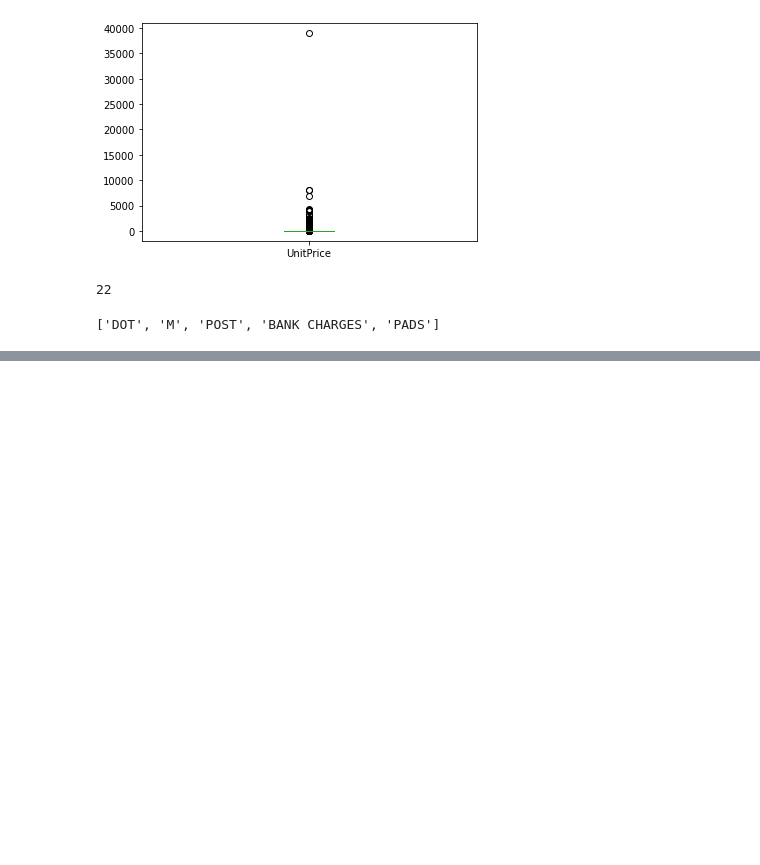
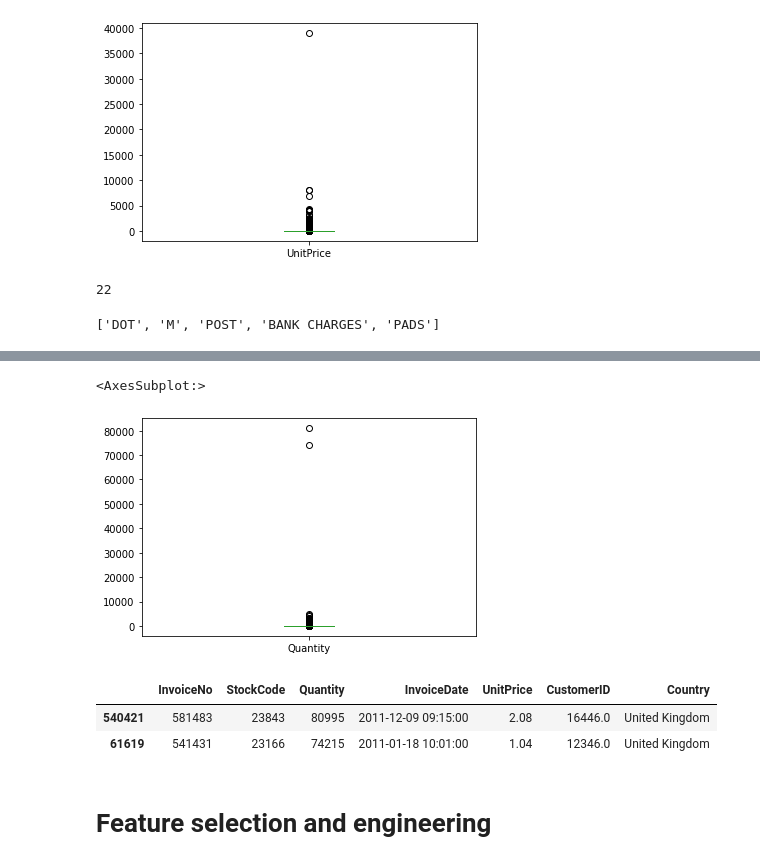
Before and after one commit to NehuenVill/Customer-Segmentation-with-Machine-Learning, a Jupyter notebook: 01_exploration.ipynb, the cells around one changed output, grey strips where cells are left out. Drawn from its saved outputs; the diff is of its cells as text; code cells hidden in the pictures; blank space fills up the shorter version.

Commit message:
Started with feature engineering
Realized there is no cancelled orders once I dropped the outliers for the stockcodes, quantities and prices.

```diff
--- a/01_exploration.ipynb
+++ b/01_exploration.ipynb
@@ -41,8 +41,6 @@ memory usage: 33.1+ MB
 df = df.drop(["Description"],axis=1)
 # %%
 df = df.dropna()
-# %%
-df = df.drop(["InvoiceNo"],axis=1)
 # %%
 df.isnull().sum()
 # %% [output]
@@ -86,0 +83,11 @@ for word in stock_with_words:
+# %%
+df["Quantity"].plot(kind="box")
+# %% [output]
+<AxesSubplot:>
+[figure, added]
+# %%
+df[df["Quantity"]>10000]
+# %% [output]
+|  | InvoiceNo | StockCode | Quantity | InvoiceDate | UnitPrice | CustomerID | Country |
+| 540421 | 581483 | 23843 | 80995 | 2011-12-09 09:15:00 | 2.08 | 16446.0 | United Kingdom |
+| 61619 | 541431 | 23166 | 74215 | 2011-01-18 10:01:00 | 1.04 | 12346.0 | United Kingdom |
@@ -86,0 +96,2 @@ for word in stock_with_words:
+# %% [markdown]
+# Feature selection and engineering
```
Also changed, not shown: parts of 20 cells of this notebook.
